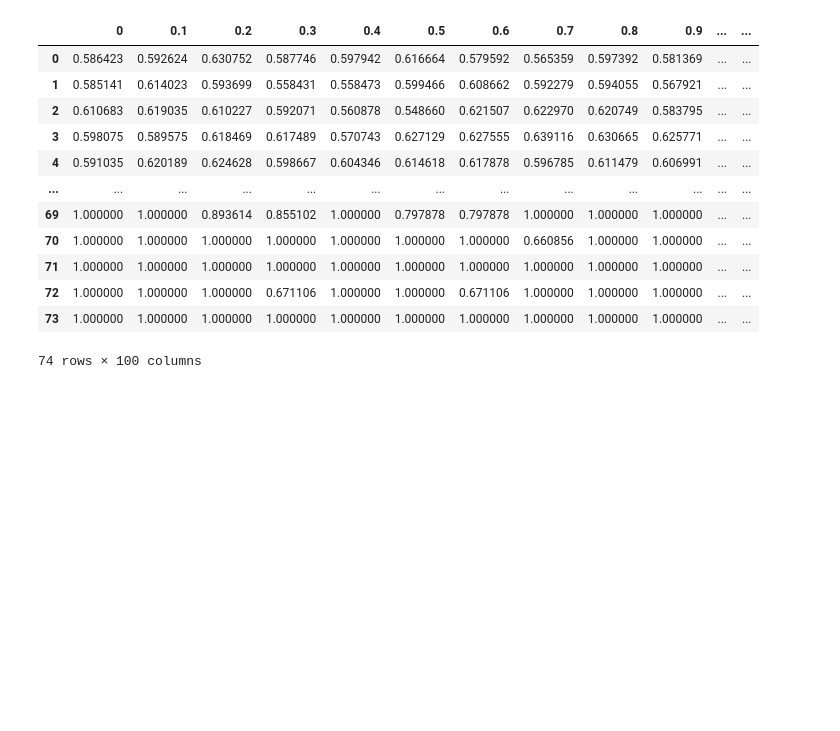
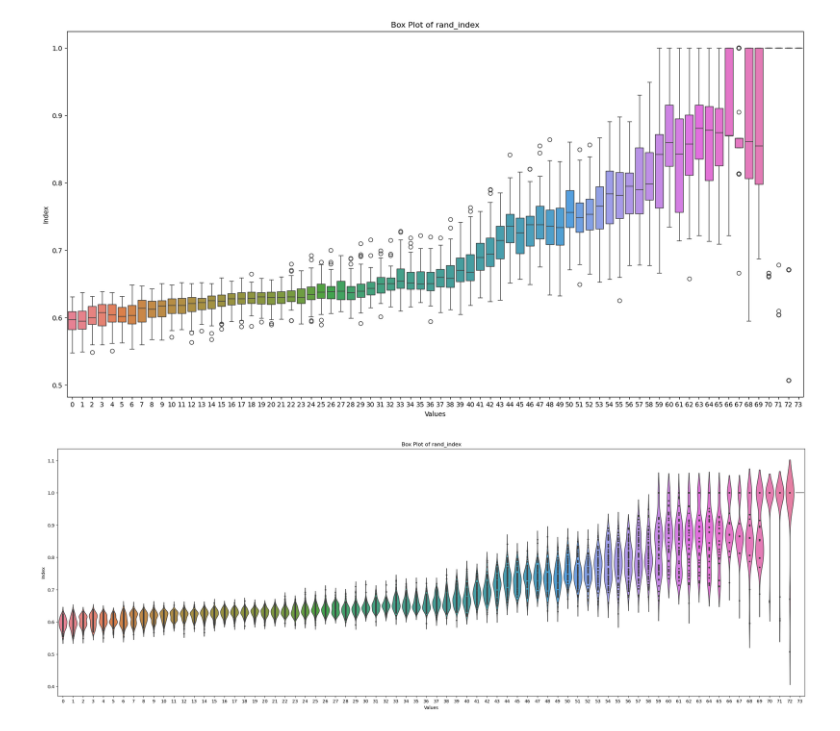
Before and after one commit to sysbio-curie/AstroLogics, a Jupyter notebook: scripts/visualize_clustering_results.ipynb, the cells around one changed output. Cells and saved outputs as stored; diff of their text form; code cells hidden in the pictures; blank space fills up the shorter version.

```diff
--- a/scripts/visualize_clustering_results.ipynb
+++ b/scripts/visualize_clustering_results.ipynb
@@ -5,18 +5,22 @@ import seaborn as sns
 import matplotlib.pyplot as plt
 # %%
 rand_index= pd.read_csv('/home/spankaew/Git/astrologics/tmp/rand_index_endpointclustering.csv')
+plt.figure(figsize=(20, 10))
+sns.boxplot(data=rand_index.transpose(), orient='v')
+plt.xlabel('Values')
+plt.ylabel('Index')
+plt.title('Box Plot of rand_index')
+plt.show()
 # %% [output]
-|  | 0 | 0.1 | 0.2 | 0.3 | 0.4 | 0.5 | 0.6 | 0.7 | 0.8 | 0.9 | ... | ... |
-| 0 | 0.586423 | 0.592624 | 0.630752 | 0.587746 | 0.597942 | 0.616664 | 0.579592 | 0.565359 | 0.597392 | 0.581369 | ... | ... |
-| 1 | 0.585141 | 0.614023 | 0.593699 | 0.558431 | 0.558473 | 0.599466 | 0.608662 | 0.592279 | 0.594055 | 0.567921 | ... | ... |
-| 2 | 0.610683 | 0.619035 | 0.610227 | 0.592071 | 0.560878 | 0.548660 | 0.621507 | 0.622970 | 0.620749 | 0.583795 | ... | ... |
-| 3 | 0.598075 | 0.589575 | 0.618469 | 0.617489 | 0.570743 | 0.627129 | 0.627555 | 0.639116 | 0.630665 | 0.625771 | ... | ... |
-| 4 | 0.591035 | 0.620189 | 0.624628 | 0.598667 | 0.604346 | 0.614618 | 0.617878 | 0.596785 | 0.611479 | 0.606991 | ... | ... |
-| ... | ... | ... | ... | ... | ... | ... | ... | ... | ... | ... | ... | ... |
-| 69 | 1.000000 | 1.000000 | 0.893614 | 0.855102 | 1.000000 | 0.797878 | 0.797878 | 1.000000 | 1.000000 | 1.000000 | ... | ... |
-| 70 | 1.000000 | 1.000000 | 1.000000 | 1.000000 | 1.000000 | 1.000000 | 1.000000 | 0.660856 | 1.000000 | 1.000000 | ... | ... |
-| 71 | 1.000000 | 1.000000 | 1.000000 | 1.000000 | 1.000000 | 1.000000 | 1.000000 | 1.000000 | 1.000000 | 1.000000 | ... | ... |
-| 72 | 1.000000 | 1.000000 | 1.000000 | 0.671106 | 1.000000 | 1.000000 | 0.671106 | 1.000000 | 1.000000 | 1.000000 | ... | ... |
-| 73 | 1.000000 | 1.000000 | 1.000000 | 1.000000 | 1.000000 | 1.000000 | 1.000000 | 1.000000 | 1.000000 | 1.000000 | ... | ... |
-74 rows × 100 columns
+[figure, added]
+# %%
+rand_index= pd.read_csv('/home/spankaew/Git/astrologics/tmp/rand_index_endpointclustering.csv')
+plt.figure(figsize=(30, 10))
+sns.violinplot(data=rand_index.transpose(), orient='v', inner='point')
+plt.xlabel('Values')
+plt.ylabel('Index')
+plt.title('Box Plot of rand_index')
+plt.show()
+# %% [output]
+[figure, added]
 # %%
```
Also changed, not shown: parts of 1 cell of this notebook, 2 other files.
